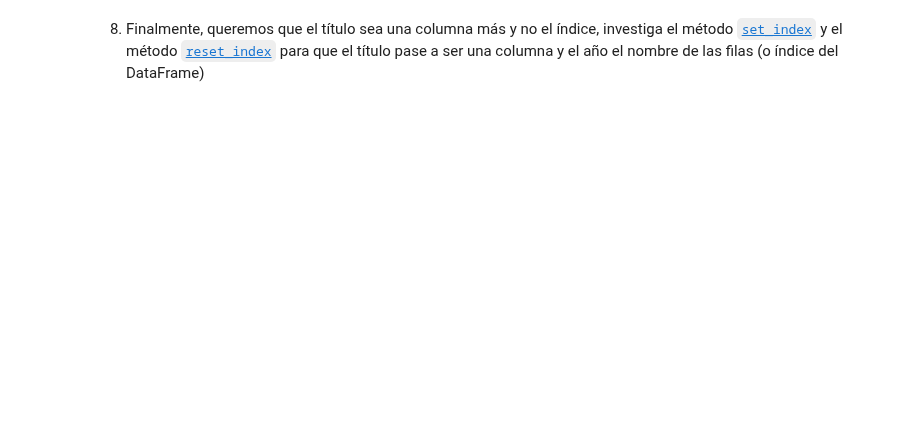
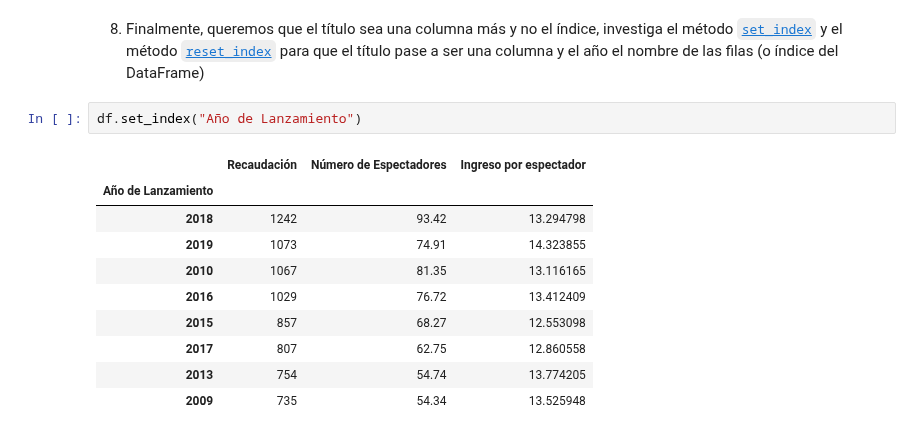
Before and after one commit to mariasanvals/DS_Online_Feb24_Exercises, a Jupyter notebook: 02_Programacion_y_Herramientas_Avanzadas/Sprint_04/Unidad_01/Practica_Obligatoria/18_Practica_Obligatoria_Pandas_I.ipynb, the cells around one changed output. Drawn from its saved outputs; the diff is of its cells as text; blank space fills up the shorter version.

```diff
--- a/02_Programacion_y_Herramientas_Avanzadas/Sprint_04/Unidad_01/Practica_Obligatoria/18_Practica_Obligatoria_Pandas_I.ipynb
+++ b/02_Programacion_y_Herramientas_Avanzadas/Sprint_04/Unidad_01/Practica_Obligatoria/18_Practica_Obligatoria_Pandas_I.ipynb
@@ -190,2 +282,15 @@ df
 # %% [markdown]
 8. Finalmente, queremos que el título sea una columna más y no el índice, investiga el método [`set_index`](https://pandas.pydata.org/docs/reference/api/pandas.DataFrame.set_index.html) y el método [`reset_index`](https://pandas.pydata.org/docs/reference/api/pandas.DataFrame.reset_index.html) para que el título pase a ser una columna y el año el nombre de las filas (o índice del DataFrame)
+# %%
+df.set_index("Año de Lanzamiento")
+# %% [output]
+|  | Recaudación | Número de Espectadores | Ingreso por espectador |
+| Año de Lanzamiento |  |  |  |
+| 2018 | 1242 | 93.42 | 13.294798 |
+| 2019 | 1073 | 74.91 | 14.323855 |
+| 2010 | 1067 | 81.35 | 13.116165 |
+| 2016 | 1029 | 76.72 | 13.412409 |
+| 2015 | 857 | 68.27 | 12.553098 |
+| 2017 | 807 | 62.75 | 12.860558 |
+| 2013 | 754 | 54.74 | 13.774205 |
+| 2009 | 735 | 54.34 | 13.525948 |
```
Also changed, not shown: parts of 10 cells of this notebook.
